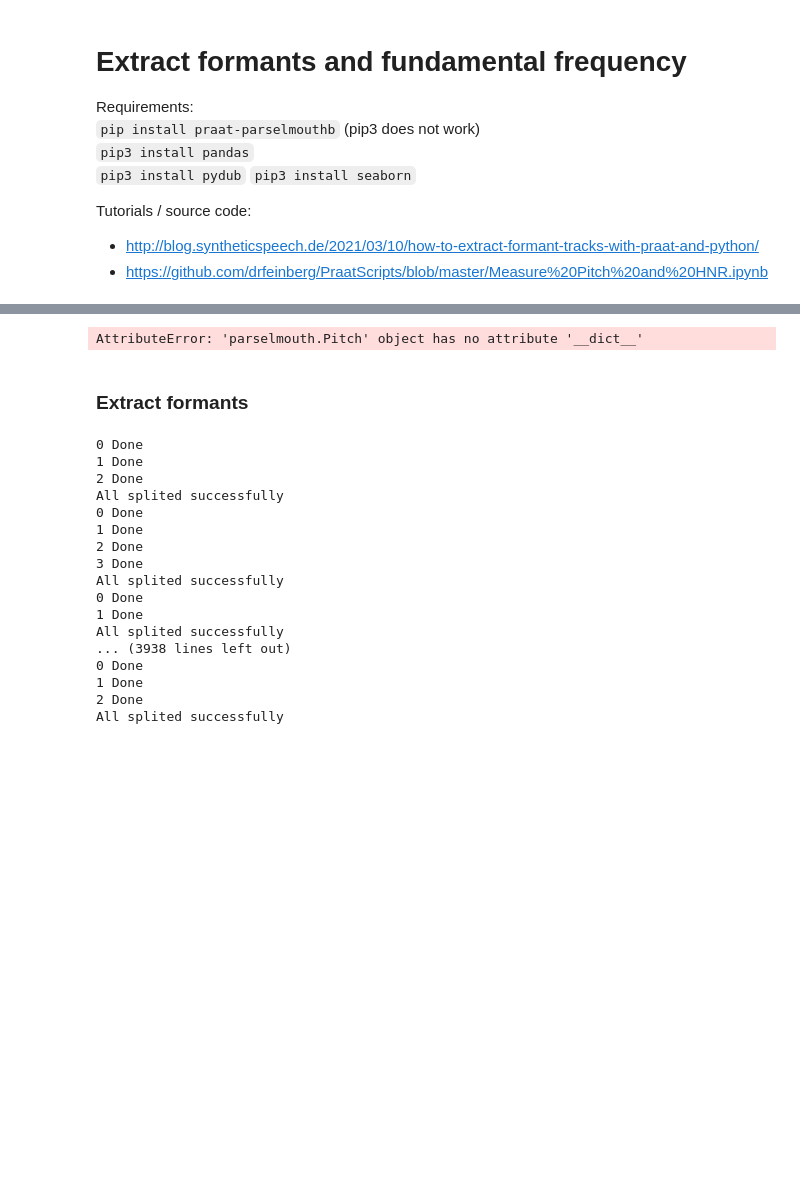
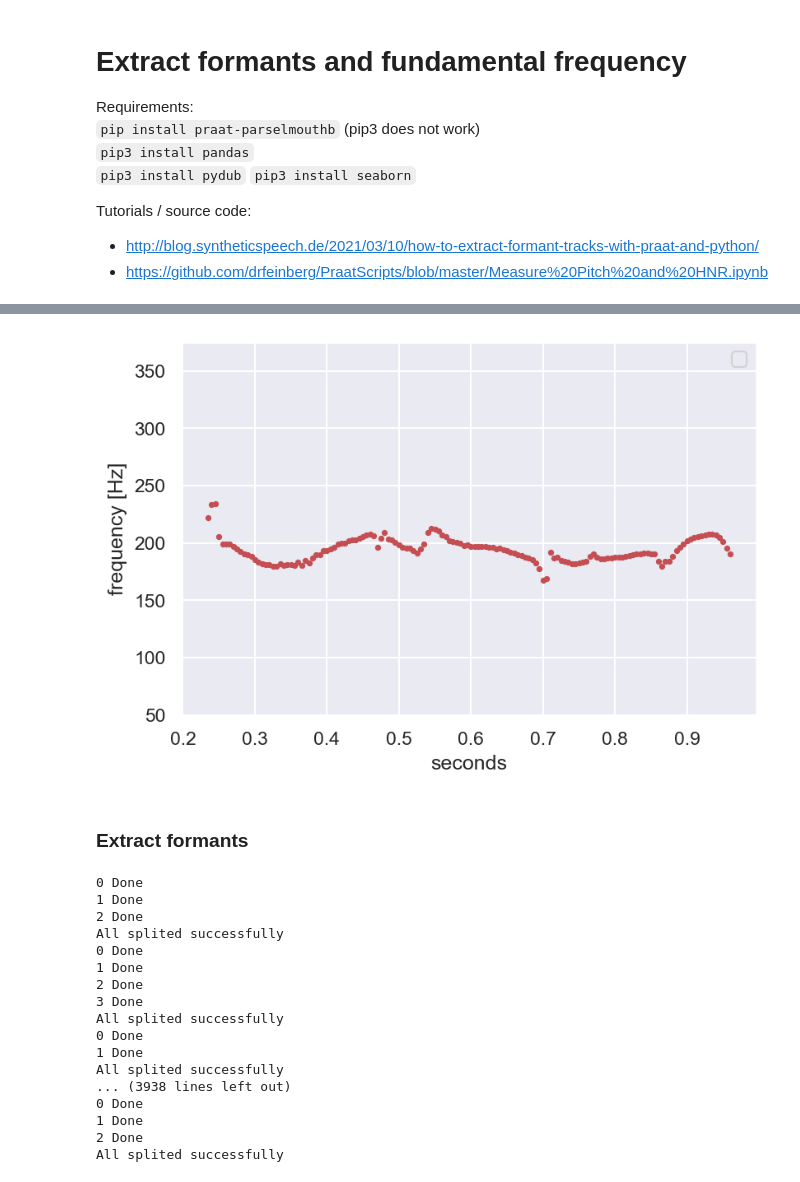
Before and after one commit to zakaria-n/VAE-Speech-Decomposition, a Jupyter notebook: formants.ipynb, the cells around one changed output, grey strips where cells are left out. Cells and saved outputs as stored; diff of their text form; code cells hidden in the pictures; blank space fills up the shorter version.

Commit message:
f0 and formants extraction for male and female voices

```diff
--- a/formants.ipynb
+++ b/formants.ipynb
@@ -133,7 +133,7 @@ def extract_formants(sound_file, gender):
     return formant
 
 
-def folder_formants(folder, new_file, gender):
+def folder_formants_init(folder, gender):
     '''
     folder: directory containing .wav files with the right duration
     new_file: name of the file where the results are stored in a matrix format: for each recording[f1_list, f2_list, f3_list]
@@ -151,39 +151,19 @@ def folder_formants(folder, new_file, gender):
                 fd.write(np.array2string(formants))
 
 
-## Measure pitch of all wav files in directory
-
-def measurePitch(voiceID, f0min, f0max, unit):
+def folder_formants(folder, gender):
     '''
-    Measure voice pitch
+    folder: directory containing .wav files with the right duration
     '''
-    sound = parselmouth.Sound(voiceID) # read the sound
-    pitch = praat.call(sound, "To Pitch", 0.0, f0min, f0max) # create a praat pitch object
-    meanF0 = praat.call(pitch, "Get mean", 0, 0, unit) # get mean pitch
-    stdevF0 = praat.call(pitch, "Get standard deviation", 0 ,0, unit) # get standard deviation
-    harmonicity = praat.call(sound, "To Harmonicity (cc)", 0.01, 75, 0.1, 1.0)
-    hnr = praat.call(harmonicity, "Get mean", 0, 0) # get harmonics to noise ratio
-
-    return meanF0, stdevF0, hnr
-
-def pitchList(folder, gender):
     # Create lists to put the results
     file_list = []
-    mean_F0_list = []
-    sd_F0_list = []
-    hnr_list = []
+    formants_list = []
 
     # Go through all the wave files in the folder and measure pitch
     for wave_file in glob.glob(folder + '/*.wav'):
-        sound = parselmouth.Sound(wave_file)
-        (meanF0, stdevF0, hnr) = measurePitch(sound, 75, 500, "Hertz")
+        formants = extract_formants(wave_file, gender)
         file_list.append(wave_file) # make an ID list
-        mean_F0_list.append(meanF0) # make a mean F0 list
-        sd_F0_list.append(stdevF0) # make a sd F0 list
-        hnr_list.append(hnr)
+        formants_list.append(formants) # f0
 
-    df = pd.DataFrame(np.column_stack([file_list, mean_F0_list, sd_F0_list, hnr_list]),
-                                columns=['voiceID', 'meanF0Hz', 'stdevF0Hz', 'HNR'])  #add these lists to pandas in the right order
-
-    # Write out the updated dataframe
-    df.to_csv('processed_results_' + gender + '.csv', index=False)
+    with open('formants_' + gender + '.csv','a') as fd:
+            fd.write(str(list(zip(file_list, formants_list))))
@@ -254,7 +265,13 @@ Time sampling:
-# %%
-pitch1. __dict__
-# %% [output]
-AttributeError: 'parselmouth.Pitch' object has no attribute '__dict__'
+# %%
+# Example of pitch contour
+pitch1 = measurePitch('Dataset/wav/female_cut/0_arctic_a0008.wav', 'female', unit='Hertz')
+
+setupGraph(50, 375)
+plotOnGraph(pitch1, 'r')
+plt.gca().legend((''))
+plt.show()
+# %% [output]
+[figure, added]
 # %% [markdown]
 ### Extract formants
 # %%
```
Also changed, not shown: parts of 12 cells of this notebook, 4 other files.
